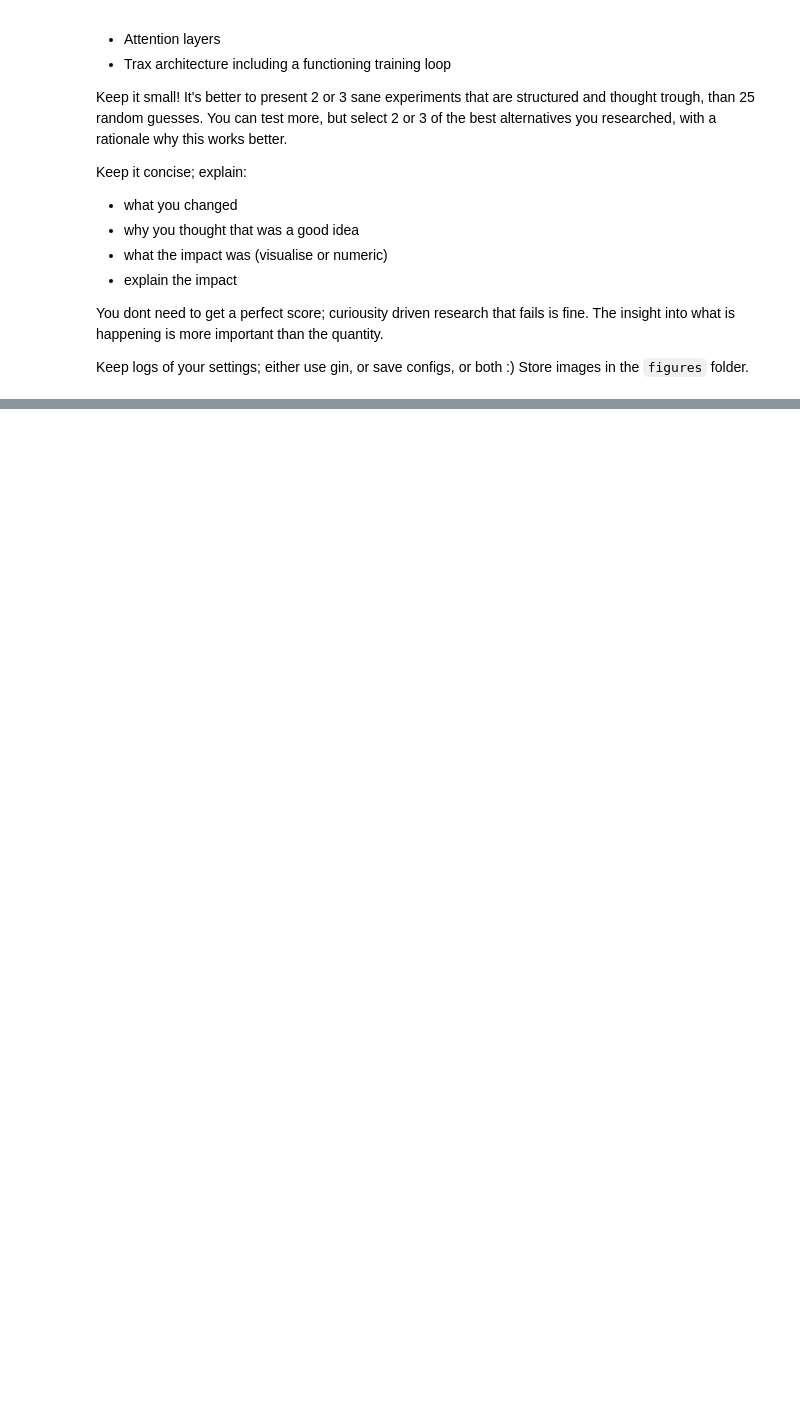
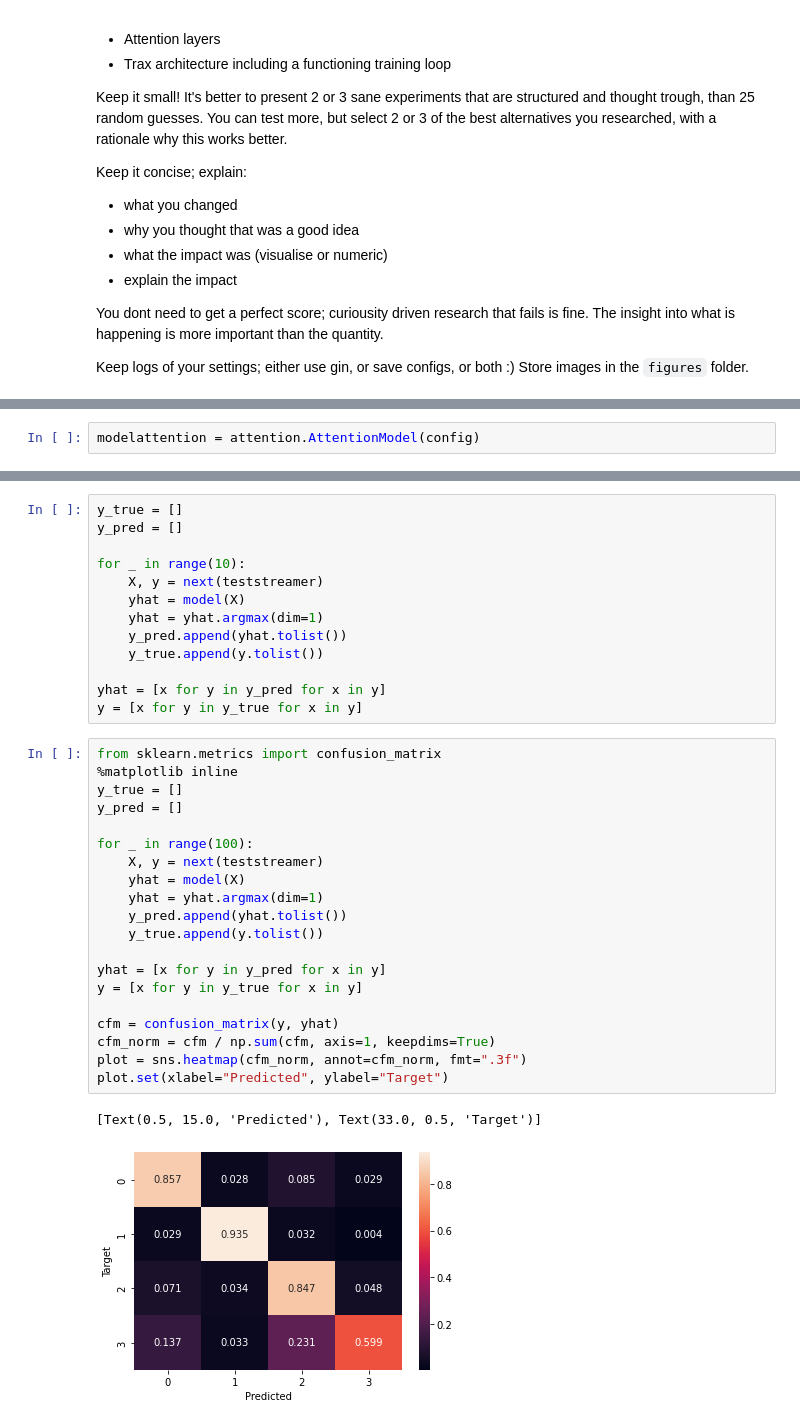
Before and after one commit to bjornbuijing/examen, a Jupyter notebook: notebooks/02_style_detection.ipynb, the cells around one changed output, grey strips where cells are left out. Saved outputs shown, nothing was run; the diff lists cells and outputs as text; blank space fills up the shorter version.

```diff
--- a/notebooks/02_style_detection.ipynb
+++ b/notebooks/02_style_detection.ipynb
@@ -359,0 +371,2 @@ Store images in the `figures` folder.
+# %%
+modelattention = attention.AttentionModel(config)
@@ -359,0 +407,36 @@ Store images in the `figures` folder.
+# %%
+y_true = []
+y_pred = []
+
+for _ in range(10):
+    X, y = next(teststreamer)
+    yhat = model(X)
+    yhat = yhat.argmax(dim=1)
+    y_pred.append(yhat.tolist())
+    y_true.append(y.tolist())
+
+yhat = [x for y in y_pred for x in y]
+y = [x for y in y_true for x in y]
+# %%
+from sklearn.metrics import confusion_matrix
+%matplotlib inline
+y_true = []
+y_pred = []
+
+for _ in range(100):
+    X, y = next(teststreamer)
+    yhat = model(X)
+    yhat = yhat.argmax(dim=1)
+    y_pred.append(yhat.tolist())
+    y_true.append(y.tolist())
+
+yhat = [x for y in y_pred for x in y]
+y = [x for y in y_true for x in y]
+
+cfm = confusion_matrix(y, yhat)
+cfm_norm = cfm / np.sum(cfm, axis=1, keepdims=True)
+plot = sns.heatmap(cfm_norm, annot=cfm_norm, fmt=".3f")
+plot.set(xlabel="Predicted", ylabel="Target")
+# %% [output]
+[Text(0.5, 15.0, 'Predicted'), Text(33.0, 0.5, 'Target')]
+[figure, added]
```
Also changed, not shown: parts of 10 cells of this notebook, 23 other files.
